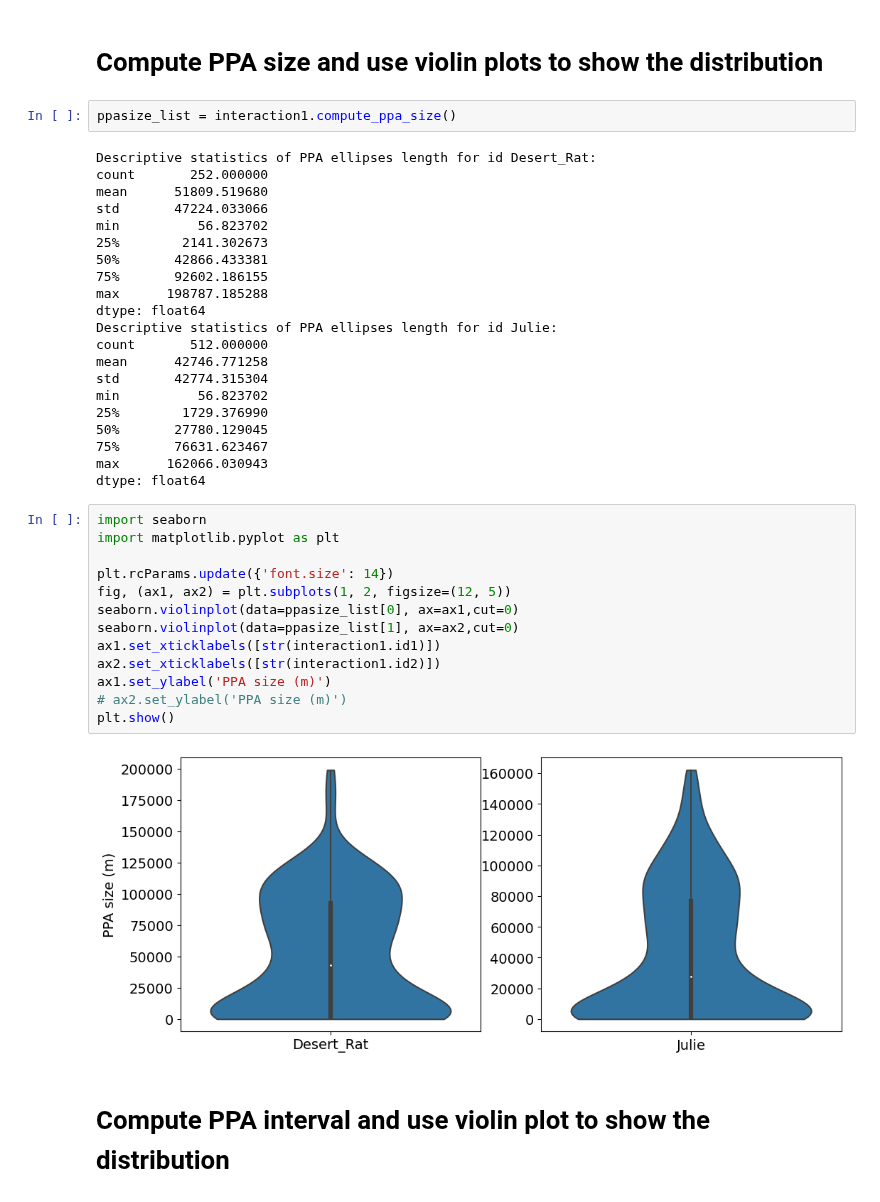
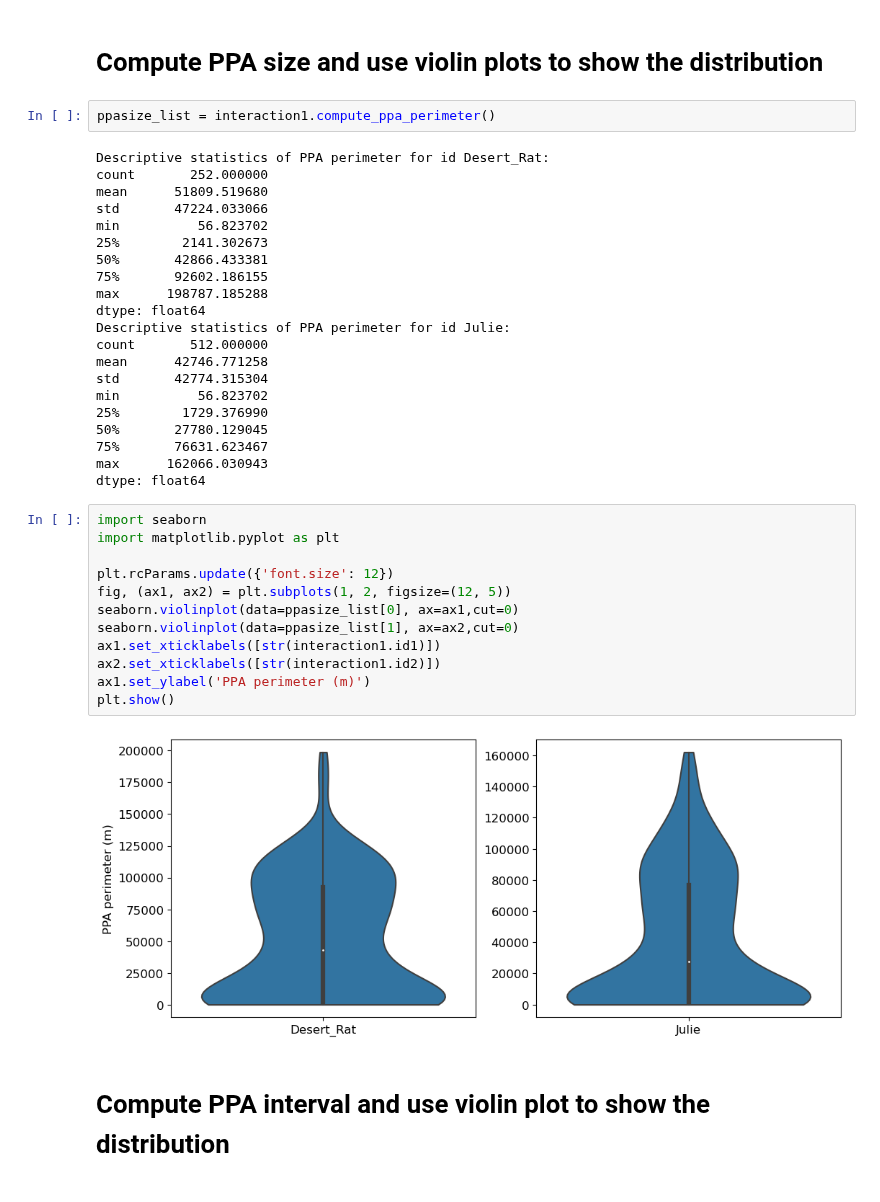
Before and after one commit to move-ucsb/ORTEGA, a Jupyter notebook: examples/example_turkey_vultures.ipynb, the cells around one changed output. Cells and saved outputs as stored; diff of their text form.

```diff
--- a/examples/example_turkey_vultures.ipynb
+++ b/examples/example_turkey_vultures.ipynb
@@ -131,9 +131,9 @@ results.df_interaction_events
 # %% [markdown]
 # Compute PPA size and use violin plots to show the distribution
 # %%
-ppasize_list = interaction1.compute_ppa_size()
+ppasize_list = interaction1.compute_ppa_perimeter()
 # %% [output]
-Descriptive statistics of PPA ellipses length for id Desert_Rat:
+Descriptive statistics of PPA perimeter for id Desert_Rat:
 count       252.000000
 mean      51809.519680
 std       47224.033066
@@ -143,7 +143,7 @@ min          56.823702
 75%       92602.186155
 max      198787.185288
 dtype: float64
-Descriptive statistics of PPA ellipses length for id Julie:
+Descriptive statistics of PPA perimeter for id Julie:
 count       512.000000
 mean      42746.771258
 std       42774.315304
@@ -156,18 +156,17 @@ dtype: float64
 # %%
 import seaborn
 import matplotlib.pyplot as plt
 
-plt.rcParams.update({'font.size': 14})
+plt.rcParams.update({'font.size': 12})
 fig, (ax1, ax2) = plt.subplots(1, 2, figsize=(12, 5))
 seaborn.violinplot(data=ppasize_list[0], ax=ax1,cut=0)
 seaborn.violinplot(data=ppasize_list[1], ax=ax2,cut=0)
 ax1.set_xticklabels([str(interaction1.id1)])
 ax2.set_xticklabels([str(interaction1.id2)])
-ax1.set_ylabel('PPA size (m)')
-# ax2.set_ylabel('PPA size (m)')
+ax1.set_ylabel('PPA perimeter (m)')
 plt.show()
 # %% [output]
-[figure, old version]
+[figure, new version]
 # %% [markdown]
 # Compute PPA interval and use violin plot to show the distribution
 # %%
```
Also changed, not shown: parts of 6 cells of this notebook, 1 other file.
